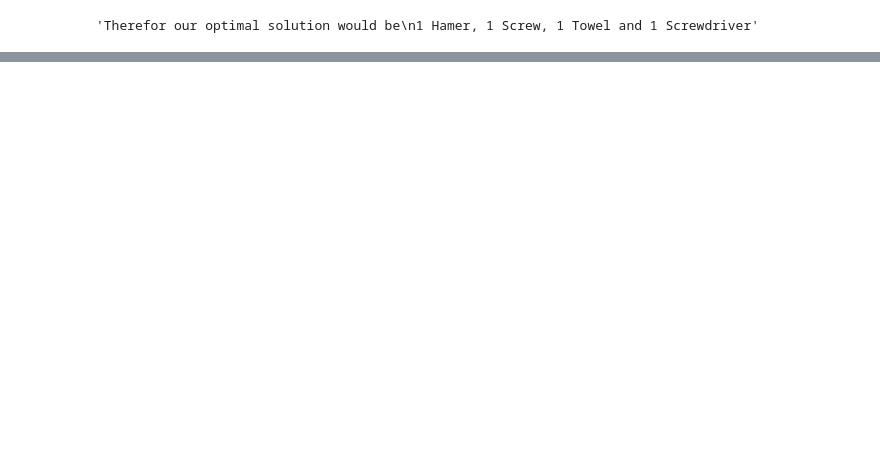
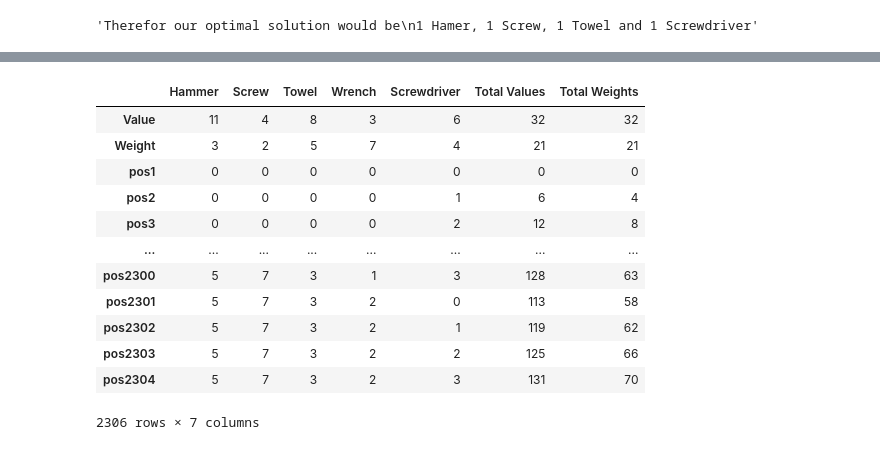
Before and after one commit to GuechtouliAnis/College-Projects, a Jupyter notebook: knapsack.ipynb, the cells around one changed output, grey strips where cells are left out. Saved outputs shown, nothing was run; the diff lists cells and outputs as text; code cells hidden in the pictures; blank space fills up the shorter version.

```diff
--- a/knapsack.ipynb
+++ b/knapsack.ipynb
@@ -71,0 +107,25 @@ dfs.sort_values(by="Total Values",ascending=False).head(1)
+# %%
+from itertools import product
+
+st = []
+for i in df.columns:
+    mod = 15 / df.loc["Weight", i]
+    r = range(int(mod)+1)
+    st.append(list(r))
+
+# Generate combinations with specific order
+combinations = product(*st)
+
+# Filter combinations based on rules
+filtered_combinations = []
+for combo in combinations:
+    valid = True
+    for i, val in enumerate(combo):
+        if sum(val * df.loc["Weight", df.columns[i]] for i, val in enumerate(combo)) >= 1000:
+            valid = False
+            break
+    if valid:
+        filtered_combinations.append(combo)
+# %%
+df_unb = df.copy()
+df_unb
@@ -71,0 +136,6 @@ dfs.sort_values(by="Total Values",ascending=False).head(1)
+# %%
+cpt = 1
+for comb in filtered_combinations:
+    df_unb.loc["pos"+str(cpt)] = comb
+    cpt += 1
+df_unb
@@ -71,0 +156,28 @@ dfs.sort_values(by="Total Values",ascending=False).head(1)
+# %%
+sums = [df_unb.loc['Value'].sum(),df_unb.loc['Weight'].sum()]
+weights = [df_unb.loc['Value'].sum(),df_unb.loc['Weight'].sum()]
+for i in range(1,len(df_unb)-1):
+    s = 0
+    w = 0
+    for col in df_unb.columns:
+        s += df_unb.loc['pos'+str(i),col] * df_unb.loc['Value',col]
+        w += df_unb.loc['pos'+str(i),col] * df_unb.loc['Weight',col]
+    sums.append(s)
+    weights.append(w)
+df_unb['Total Values'] = sums
+df_unb['Total Weights'] = weights
+df_unb
+# %% [output]
+|  | Hammer | Screw | Towel | Wrench | Screwdriver | Total Values | Total Weights |
+| Value | 11 | 4 | 8 | 3 | 6 | 32 | 32 |
+| Weight | 3 | 2 | 5 | 7 | 4 | 21 | 21 |
+| pos1 | 0 | 0 | 0 | 0 | 0 | 0 | 0 |
+| pos2 | 0 | 0 | 0 | 0 | 1 | 6 | 4 |
+| pos3 | 0 | 0 | 0 | 0 | 2 | 12 | 8 |
+| ... | ... | ... | ... | ... | ... | ... | ... |
+| pos2300 | 5 | 7 | 3 | 1 | 3 | 128 | 63 |
+| pos2301 | 5 | 7 | 3 | 2 | 0 | 113 | 58 |
+| pos2302 | 5 | 7 | 3 | 2 | 1 | 119 | 62 |
+| pos2303 | 5 | 7 | 3 | 2 | 2 | 125 | 66 |
+| pos2304 | 5 | 7 | 3 | 2 | 3 | 131 | 70 |
+2306 rows × 7 columns
```
Also changed, not shown: parts of 13 cells of this notebook.
